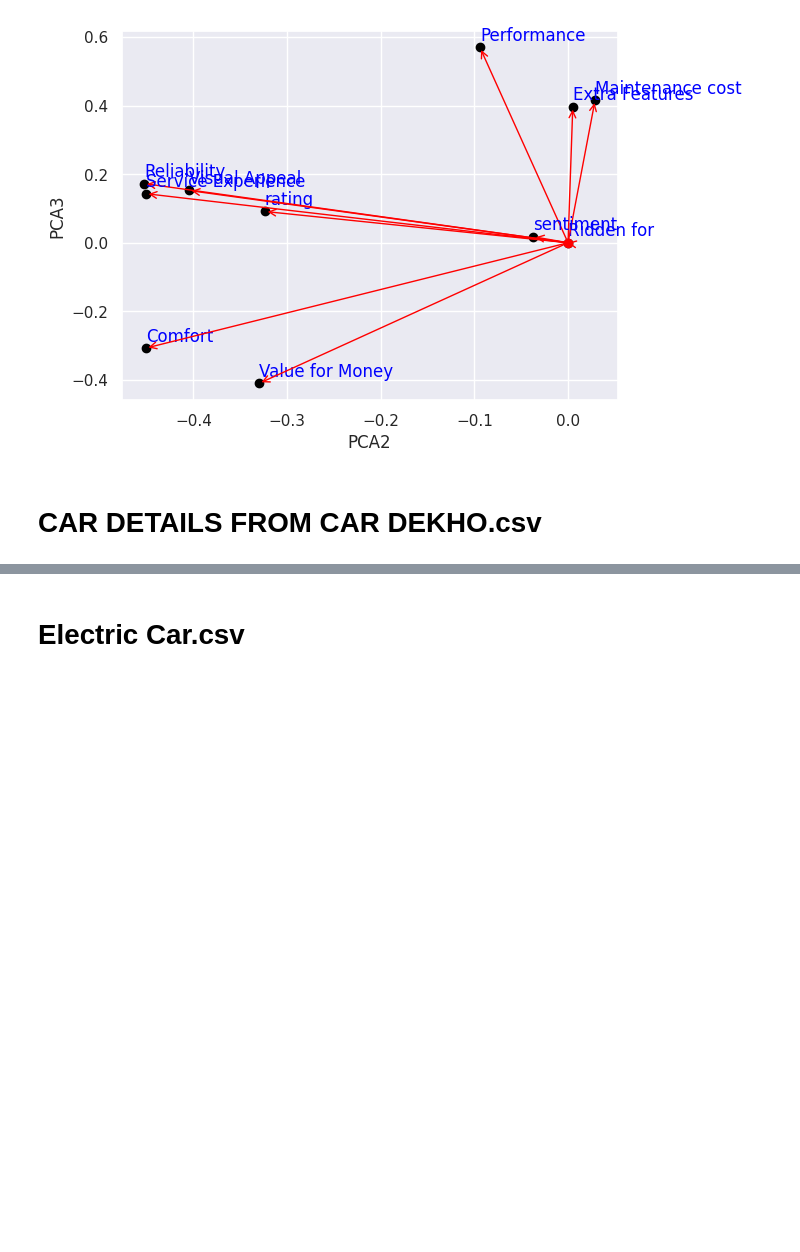
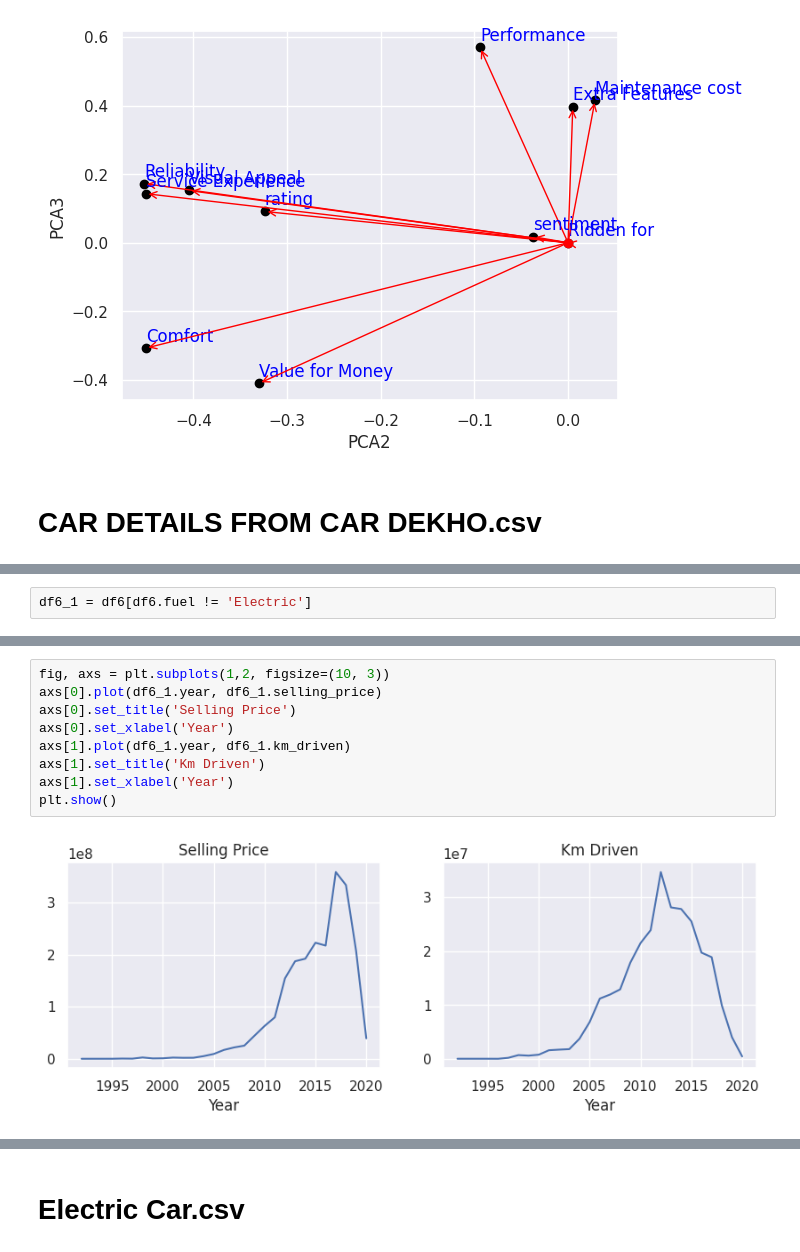
Before and after one commit to Adhiban1/EV-Market-Segmentation, a Jupyter notebook: main.ipynb, the cells around one changed output, grey strips where cells are left out. Drawn from its saved outputs; the diff is of its cells as text; blank space fills up the shorter version.

```diff
--- a/main.ipynb
+++ b/main.ipynb
@@ -730,0 +757,2 @@ dataset splitup/dataset2/CAR DETAILS FROM CAR DEKHO.csv
+# %%
+df6_1 = df6[df6.fuel != 'Electric']
@@ -730,0 +769,11 @@ dataset splitup/dataset2/CAR DETAILS FROM CAR DEKHO.csv
+# %%
+fig, axs = plt.subplots(1,2, figsize=(10, 3))
+axs[0].plot(df6_1.year, df6_1.selling_price)
+axs[0].set_title('Selling Price')
+axs[0].set_xlabel('Year')
+axs[1].plot(df6_1.year, df6_1.km_driven)
+axs[1].set_title('Km Driven')
+axs[1].set_xlabel('Year')
+plt.show()
+# %% [output]
+[figure, added]
```
Also changed, not shown: parts of 59 cells of this notebook, 4 other files.
